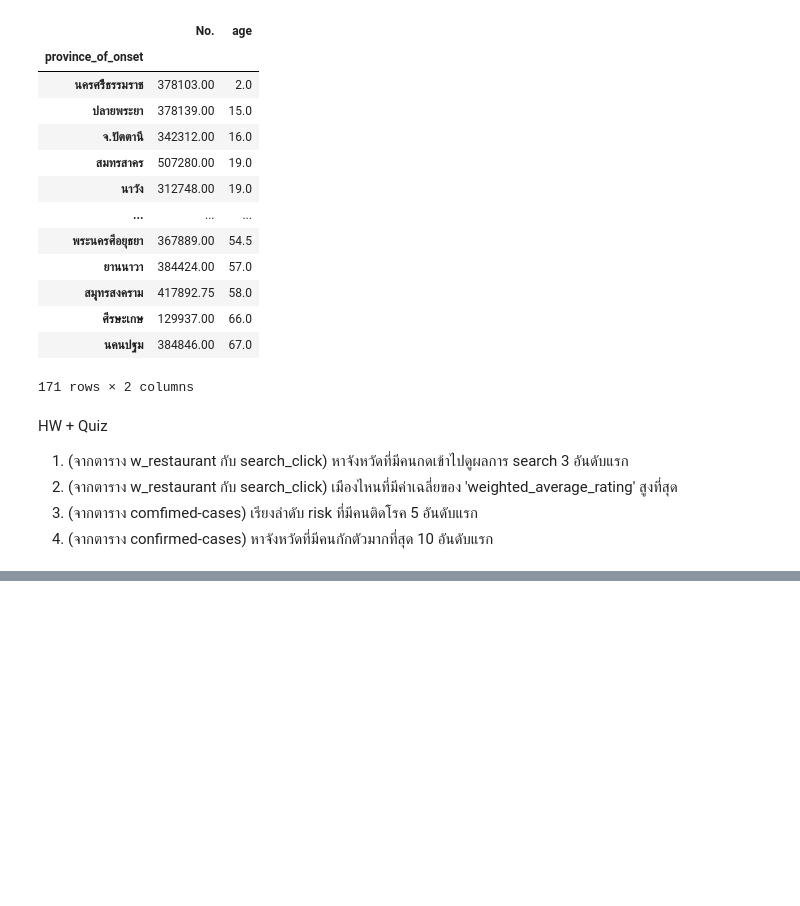
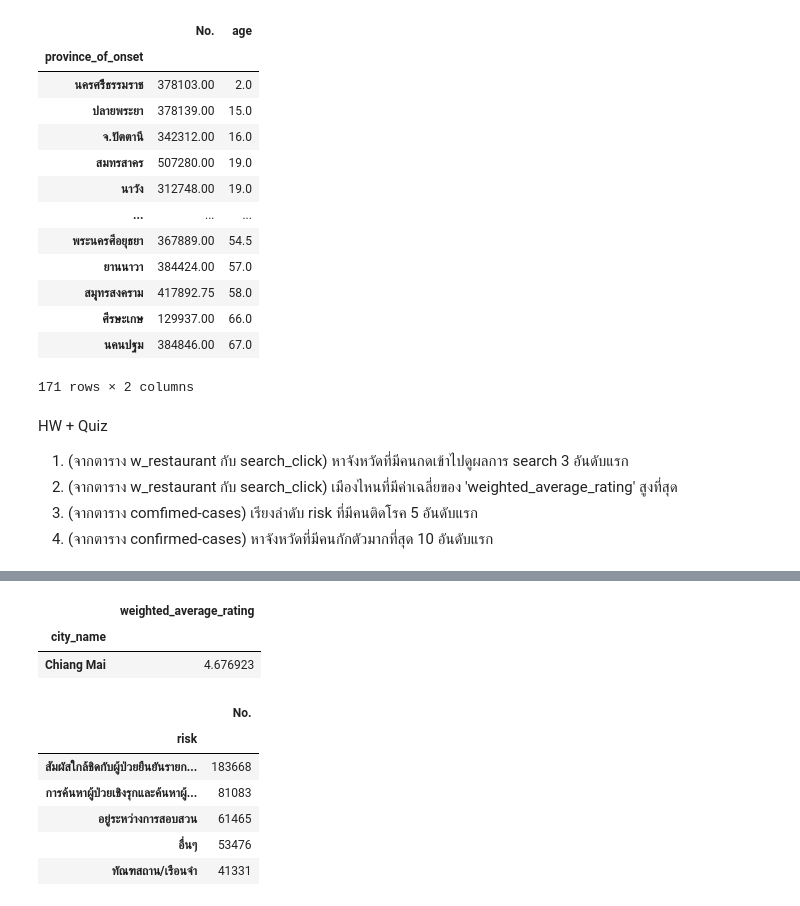
Before and after one commit to pondbaahh/DWDM21, a Jupyter notebook: Data_Preprocessing(Chapter_3).ipynb, the cells around one changed output, grey strips where cells are left out. Saved outputs shown, nothing was run; the diff lists cells and outputs as text; code cells hidden in the pictures; blank space fills up the shorter version.

```diff
--- a/Data_Preprocessing(Chapter_3).ipynb
+++ b/Data_Preprocessing(Chapter_3).ipynb
@@ -1413,0 +1423,18 @@ HW + Quiz
+# %%
+HW2 = merged_table.groupby('city_name').mean().sort_values(['weighted_average_rating'],ascending=False)
+HW2.iloc[:1,[8]]
+# %% [output]
+|  | weighted_average_rating |
+| city_name |  |
+| Chiang Mai | 4.676923 |
+# %%
+HW3 = data_cases.groupby('risk').count().sort_values(by=['No.'],ascending=False)
+HW3.iloc[:5,:1]
+# %% [output]
+|  | No. |
+| risk |  |
+| สัมผัสใกล้ชิดกับผู้ป่วยยืนยันรายก... | 183668 |
+| การค้นหาผู้ป่วยเชิงรุกและค้นหาผู้... | 81083 |
+| อยู่ระหว่างการสอบสวน | 61465 |
+| อื่นๆ | 53476 |
+| ทัณฑสถาน/เรือนจำ | 41331 |
```
Also changed, not shown: parts of 4 cells of this notebook.
